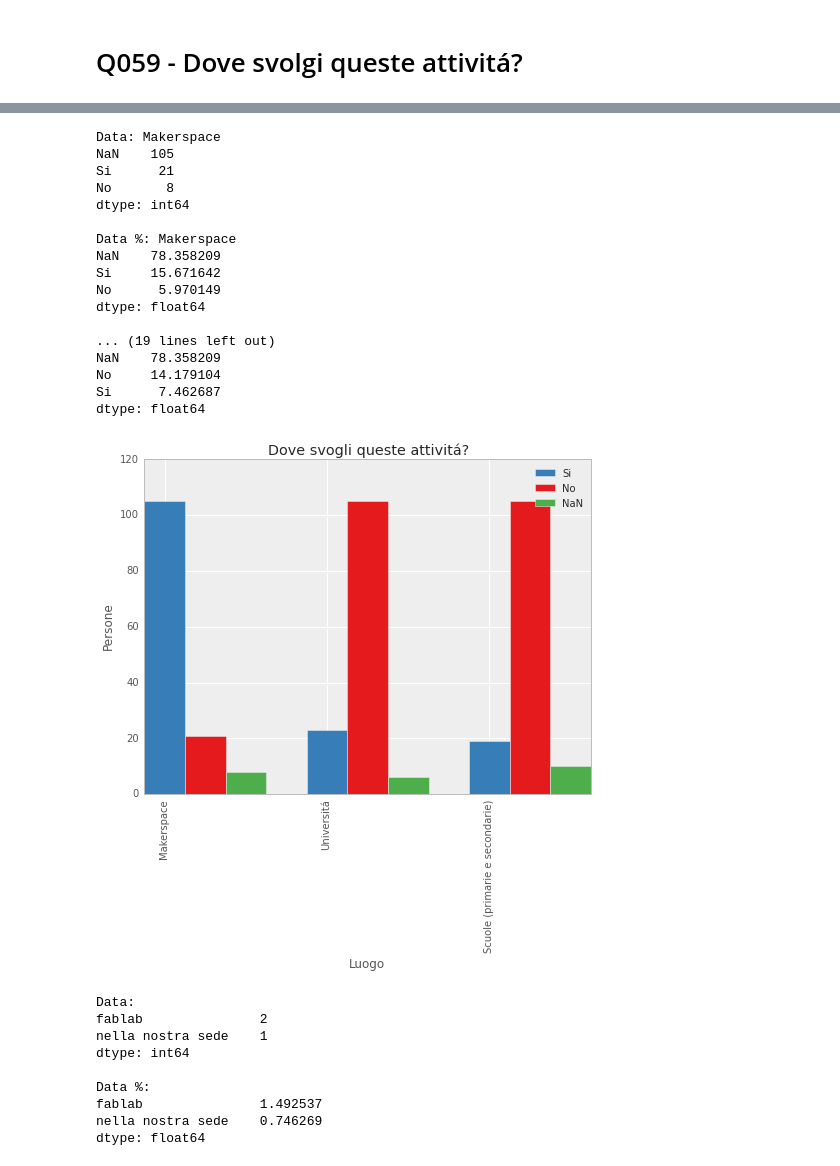
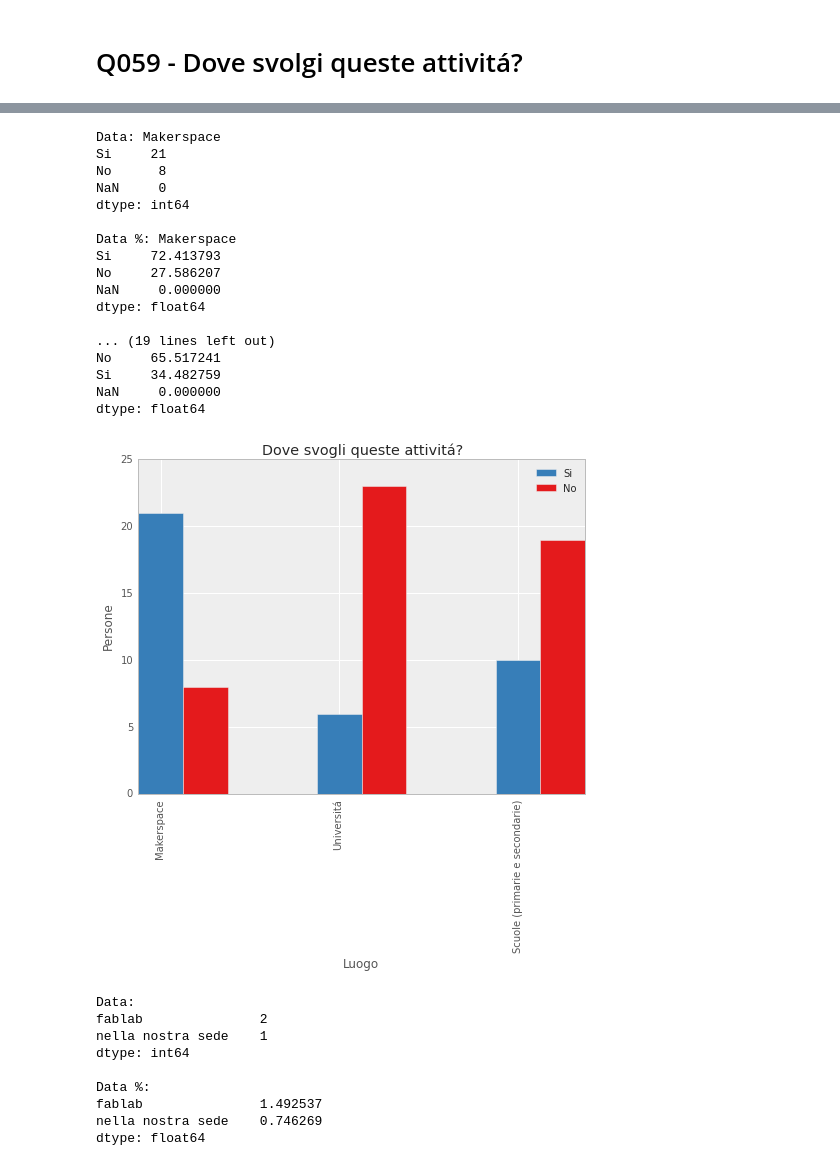
Before and after one commit to openp2pdesign/Makers-Inquiry---Analysis, a Jupyter notebook: Q059.ipynb, the cells around one changed output, grey strips where cells are left out. Saved outputs shown, nothing was run; the diff lists cells and outputs as text; code cells hidden in the pictures.

Commit message:
Add dropna for Makerspace Manager questions Q054-Q059, to get rid of the people who did not answer since they are no Makerspace Managers

```diff
--- a/Q059.ipynb
+++ b/Q059.ipynb
@@ -41,6 +35,10 @@ education[0:4]
 # %%
 # Gather data
 education_b = {}
+
+# Get rid of the people who did not answer to this section
+education = education.dropna()
+
 for k,i in enumerate(education_columns):
     education_b[k] = education[i].value_counts(dropna=False)
     print "Data:",education_options[k]
@@ -83,40 +81,39 @@ for k,i in enumerate(education_columns):
             nanvalue.append(education_b[k].ix["NaN"])
 # %% [output]
 Data: Makerspace
-NaN    105
-Si      21
-No       8
+Si     21
+No      8
+NaN     0
 dtype: int64
 
 Data %: Makerspace
-NaN    78.358209
-Si     15.671642
-No      5.970149
+Si     72.413793
+No     27.586207
+NaN     0.000000
 dtype: float64
 
 ... (19 lines left out)
-NaN    78.358209
-No     14.179104
-Si      7.462687
+No     65.517241
+Si     34.482759
+NaN     0.000000
 dtype: float64
 # %%
 # Plot the data
 plt.figure(figsize=(8,6))
 plt.xlabel(u'Luogo')
 plt.ylabel('Persone')
 plt.title(u'Dove svogli queste attivitá?')
 plt.xticks(range(len(education_options)+1),education_options,rotation=90)
 ind = np.arange(len(education_columns))   # the x locations for the groups
 width = 0.25                              # the width of the bars
 
 my_colors = seaborn.color_palette("Set1", 3) # Set color palette
 rect1 = plt.bar(ind,yes,width,color=my_colors[1],align='center') # Plot Yes
 rect2 = plt.bar(ind+width,no,width,color=my_colors[0],align='center') # Plot No
-rect3 = plt.bar(ind+width*2,nanvalue,width,color=my_colors[2],align='center') # Plot NaN
-plt.legend( (rect1, rect2, rect3), ('Si', 'No', 'NaN') )
+plt.legend( (rect1, rect2), ('Si', 'No') )
 plt.savefig("pdf/Q059-MakerspaceEducation01.pdf")
 # %% [output]
-[figure, old version]
+[figure, new version]
 # %%
 # Get "other" data
 education_other = data["Q059[other]"].str.lower().value_counts()
```
Also changed, not shown: parts of 2 cells of this notebook, 5 other files.
